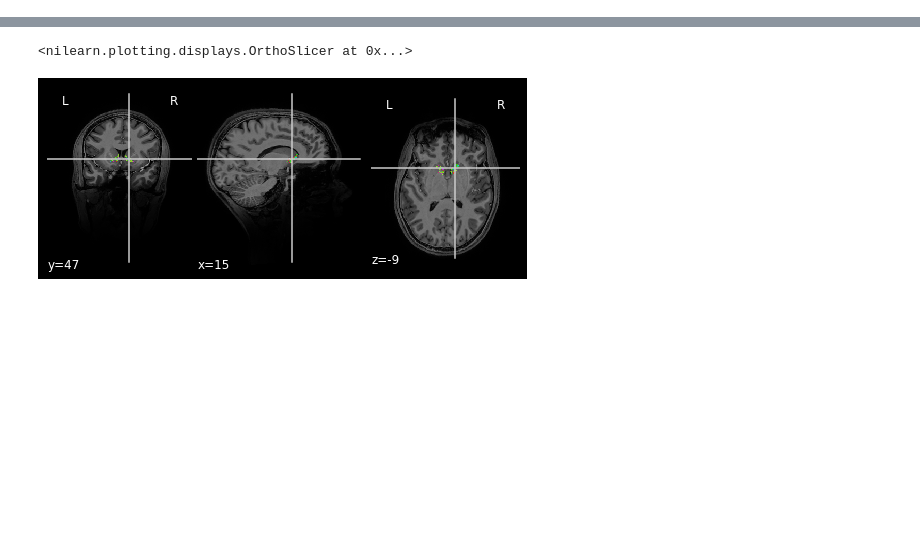
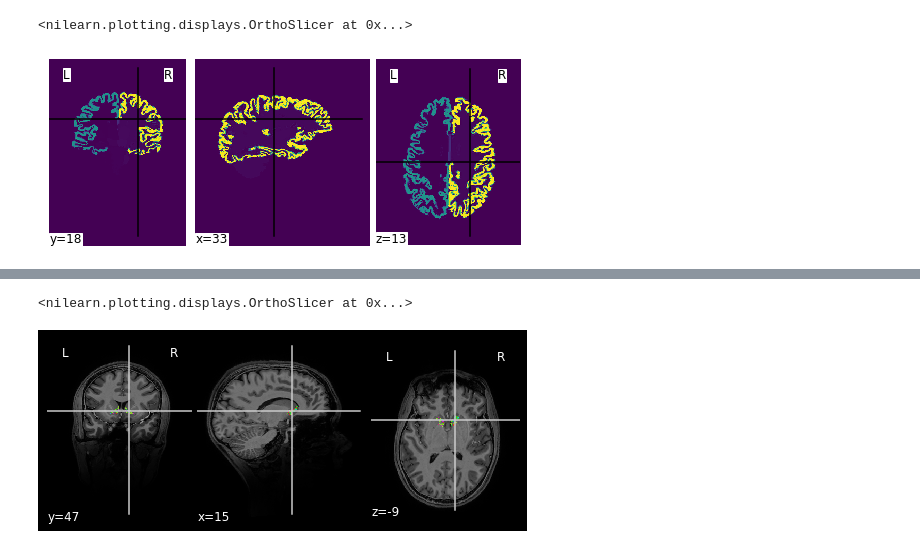
Before and after one commit to kel-github/code-4-seq-comp-test-7T, a Jupyter notebook: image-sanity-checks.ipynb, the cells around one changed output, grey strips where cells are left out. Saved outputs shown, nothing was run; the diff lists cells and outputs as text; code cells hidden in the pictures; blank space fills up the shorter version.

```diff
--- a/image-sanity-checks.ipynb
+++ b/image-sanity-checks.ipynb
@@ -12,0 +33,5 @@ TypeError: plot_img() got multiple values for keyword argument 'threshold'
+# %%
+niplt.plot_img(img = dseg_apar)
+# %% [output]
+<nilearn.plotting.displays.OrthoSlicer at 0x...>
+[figure, added]
```
Also changed, not shown: parts of 15 cells of this notebook, 7 other files.
